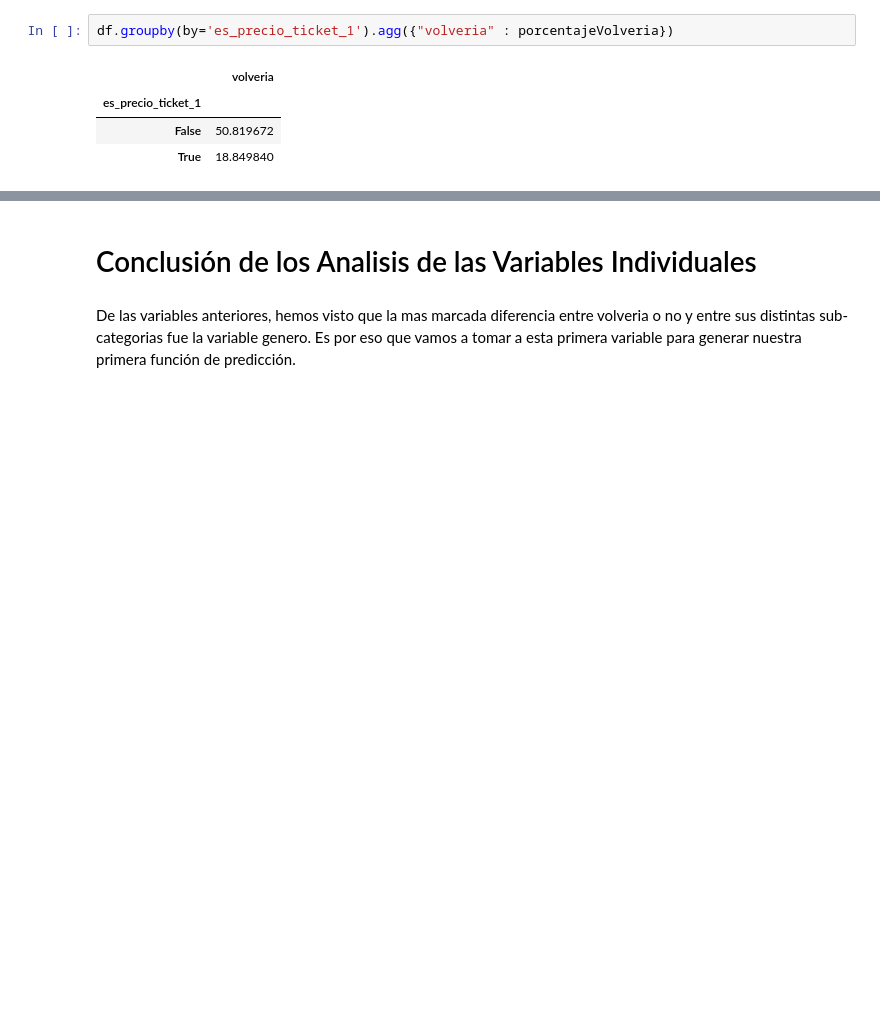
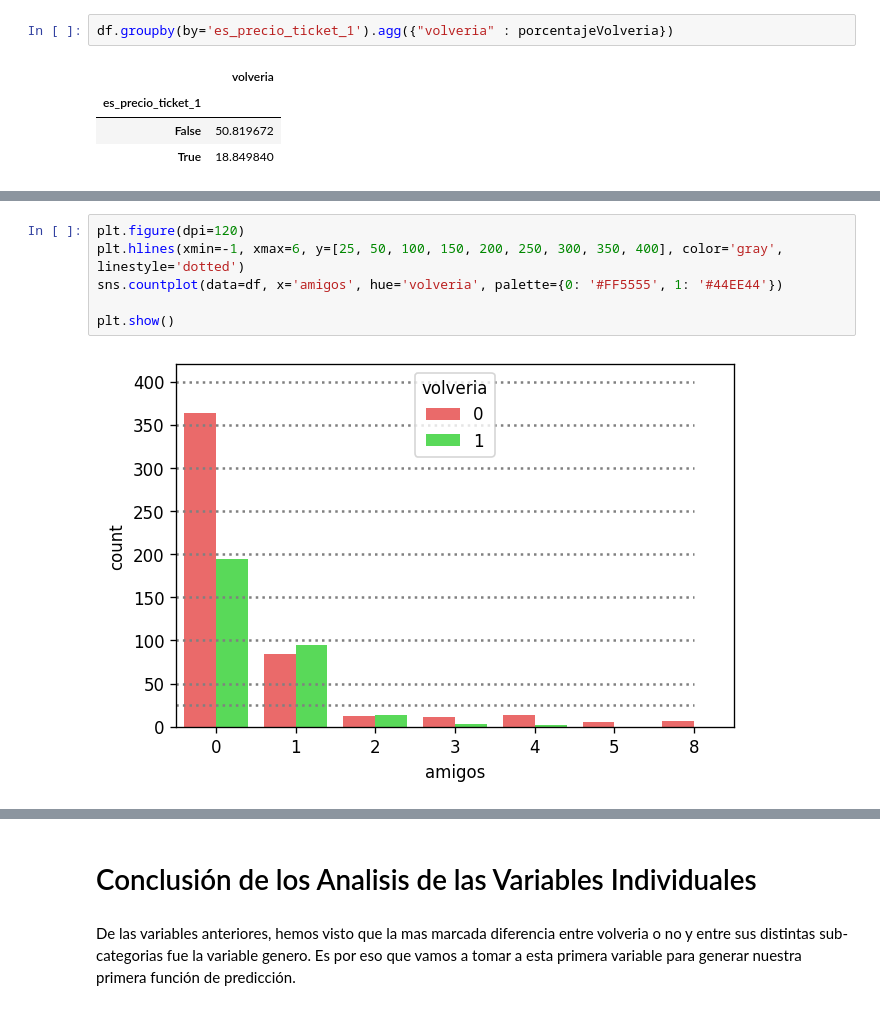
Before and after one commit to amaruDuran/7506-orgaDatos, a Jupyter notebook: tp1.ipynb, the cells around one changed output, grey strips where cells are left out. Cells and saved outputs as stored; diff of their text form; blank space fills up the shorter version.

```diff
--- a/tp1.ipynb
+++ b/tp1.ipynb
@@ -381,0 +384,8 @@ TODO Otras variables
+# %%
+plt.figure(dpi=120)
+plt.hlines(xmin=-1, xmax=6, y=[25, 50, 100, 150, 200, 250, 300, 350, 400], color='gray', linestyle='dotted')
+sns.countplot(data=df, x='amigos', hue='volveria', palette={0: '#FF5555', 1: '#44EE44'})
+
+plt.show()
+# %% [output]
+[figure, added]
```
Also changed, not shown: parts of 128 cells of this notebook.
